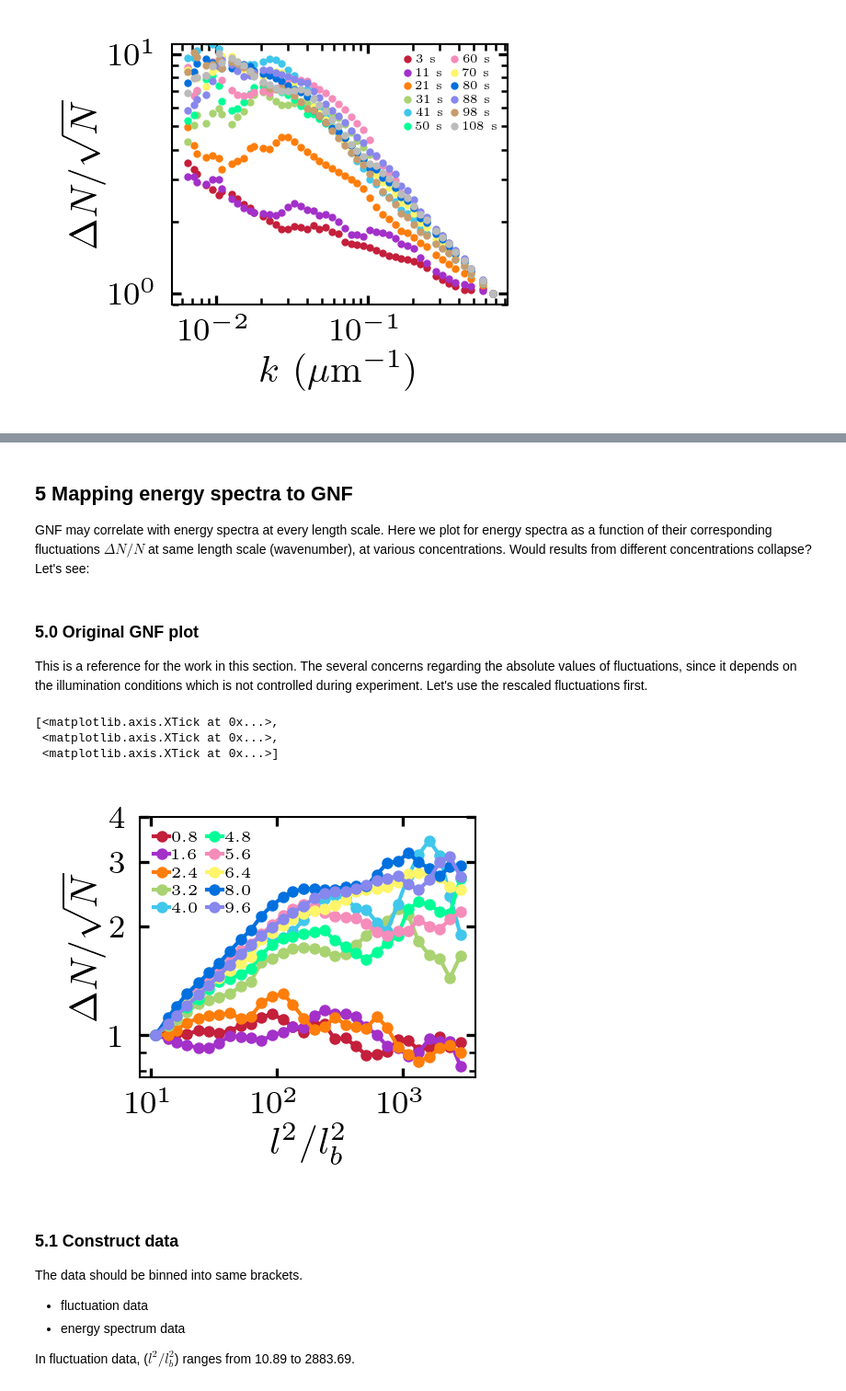
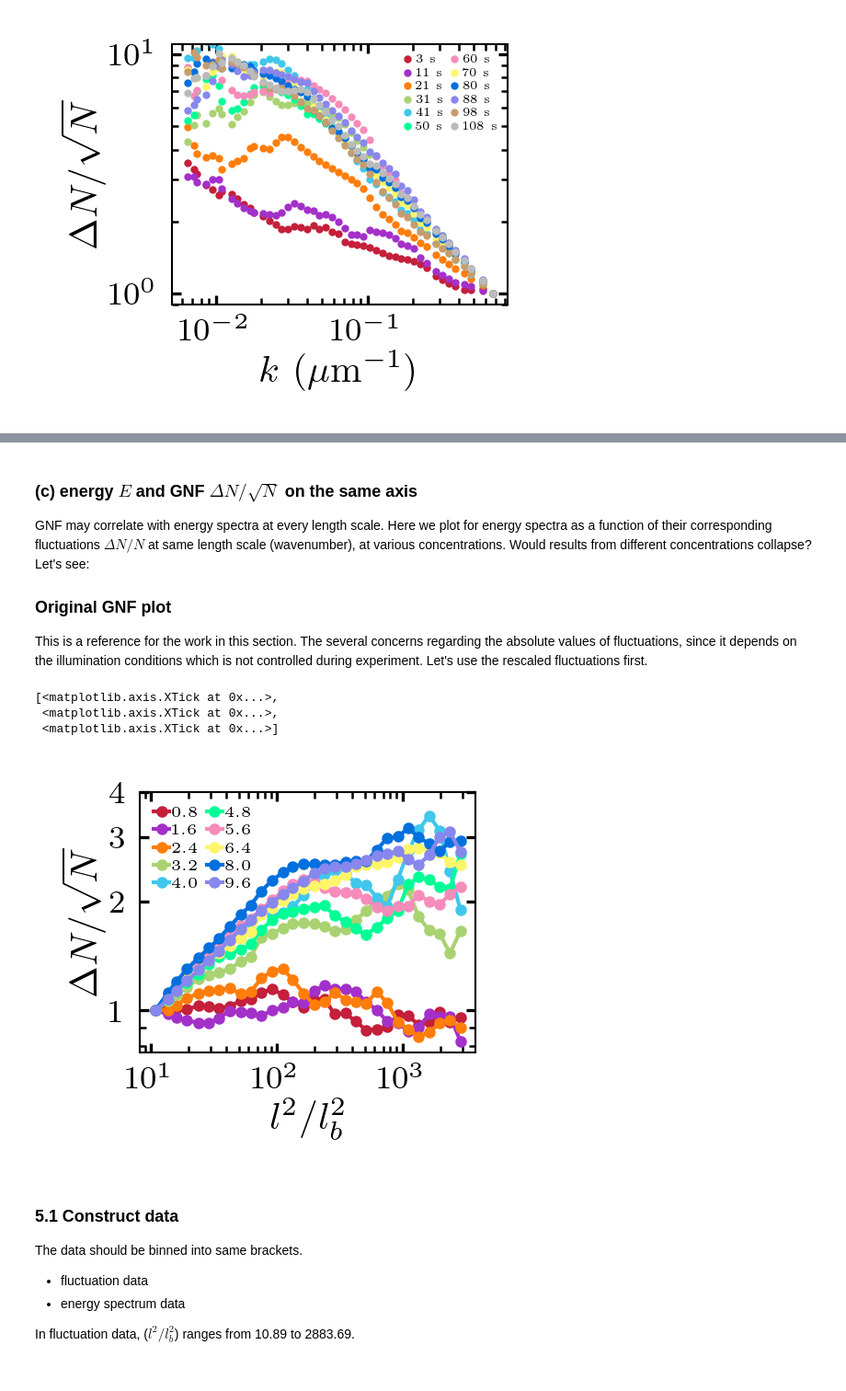
Before and after one commit to ZLoverty/Python, a Jupyter notebook: Correlation/src/fig-5_energy-spectrum.ipynb, the cells around one changed output, grey strips where cells are left out. Shown at 92% size. Drawn from its saved outputs; the diff is of its cells as text; code cells hidden in the pictures.

```diff
--- a/Correlation/src/fig-5_energy-spectrum.ipynb
+++ b/Correlation/src/fig-5_energy-spectrum.ipynb
@@ -633,0 +648,4 @@ def plot_std(k_data, seg_length, tlim=None, xlim=None, lb=10, mpp=0.33, fps=10,
+# %%
+conc = [120, 100, 85, 80, 70, 60, 50, 40, 30, 20, 10]
+folders = ['08062020', '08062020', '08052020', '08032020', '08042020', '08032020', '08042020', '08032020', '08042020', '08032020', '08042020']
+sample_num = [range(3, 6), range(0, 3), range(3, 6), range(0, 3), range(0, 3), range(3, 6), range(3, 6), range(6, 9), range(6, 9), range(9, 12), range(9, 12)]
@@ -633,0 +713,9 @@ def plot_std(k_data, seg_length, tlim=None, xlim=None, lb=10, mpp=0.33, fps=10,
+# %%
+conc = np.array([10, 20, 30, 40, 50, 60, 70, 80, 100, 120])
+expo = []
+for data in data_list:
+    x = data[:, 0]
+    y = data[:, 1]
+    ind = (x>=0.02) & (x<=0.05) # 20 um to 50 um
+    p = np.polyfit(np.log(1/x[ind]), np.log(y[ind]), deg=1)
+    expo.append(p[0])
@@ -634,11 +760,11 @@ def plot_std(k_data, seg_length, tlim=None, xlim=None, lb=10, mpp=0.33, fps=10,
 # %% [markdown]
-## 5 Mapping energy spectra to GNF
+### (c) energy $E$ and GNF $\Delta N/\sqrt N$ on the same axis
 
 GNF may correlate with energy spectra at every length scale. Here we plot for energy spectra as a function of their corresponding fluctuations $\Delta N/N$ at same length scale (wavenumber), at various concentrations. Would results from different concentrations collapse? Let's see:
+
+### Original GNF plot
+
+This is a reference for the work in this section. The several concerns regarding the absolute values of fluctuations, since it depends on the illumination conditions which is not controlled during experiment. Let's use the rescaled fluctuations first.
-# %% [markdown]
-### 5.0 Original GNF plot
-
-This is a reference for the work in this section. The several concerns regarding the absolute values of fluctuations, since it depends on the illumination conditions which is not controlled during experiment. Let's use the rescaled fluctuations first.
 # %%
 dirs = data_log_mapping(kw='aug')
 date = []
@@ -654,27 +780,27 @@ data_log = pd.DataFrame().assign(conc=conc, date=date, num=num).sort_values(by='
 # %%
 lb = 10
 fig, ax = plt.subplots(dpi=300)
 data_dir = r'E:\moreData\{0}\df2_kinetics\{1:02d}\kinetics_data.csv'
 color_count = 0
 for num, i in data_log.iterrows():
     if i.conc != 0 and i.conc != 85:
         k_data = pd.read_csv(data_dir.format(i.date, i.num))
         gnf_data = k_data.loc[k_data.segment==k_data.segment.max()]
         x, y = postprocess_gnf(gnf_data, lb, xlim=[10, 10000], sparse=1)
-        ax.plot(x, y, marker='o', label='{:.1f}'.format(i.conc*0.08), color=wowcolor(color_count), markersize=2, lw=1)
+        ax.plot(x, y, marker='o', label='{:.1f}'.format(i.conc*0.08), color=wowcolor(color_dict[str(i.conc)]), markersize=2, lw=1)
         color_count += 1
 ax.loglog()
 ax.legend(loc='upper left', ncol=2, fontsize=4)
 ax.set_xlabel('$l^2/l_b^2$')
 ax.set_ylabel(' $\Delta N/\sqrt N$')
 ax.set_yticks([1, 2, 3, 4])
 ax.set_yticklabels(['1', '2', '3', '4'])
 ax.set_xticks([10, 100, 1000])
 # %% [output]
 [<matplotlib.axis.XTick at 0x...>,
  <matplotlib.axis.XTick at 0x...>,
  <matplotlib.axis.XTick at 0x...>]
-[figure, old version]
+[figure, new version]
 # %% [markdown]
 ### 5.1 Construct data
 
```
Also changed, not shown: parts of 32 cells of this notebook.
